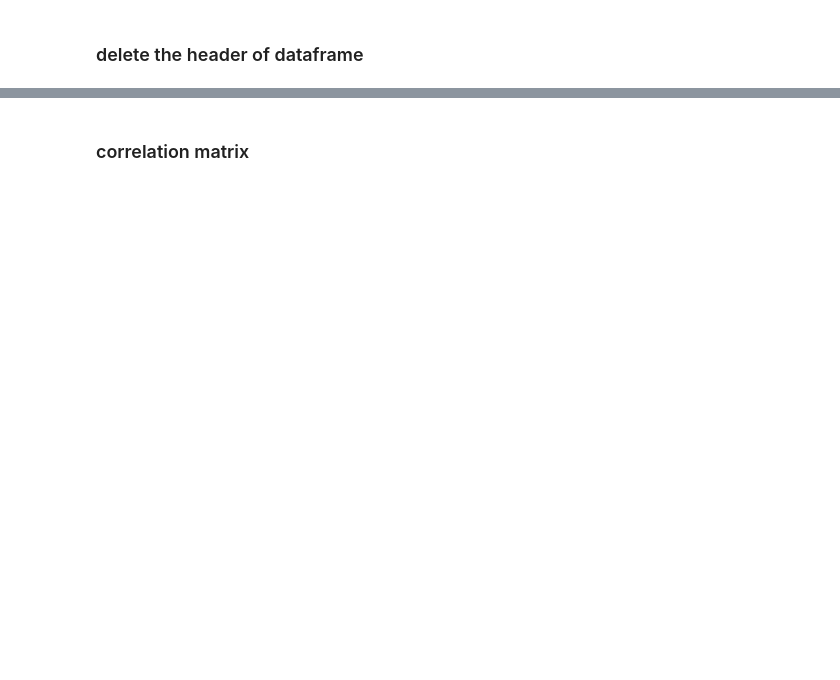
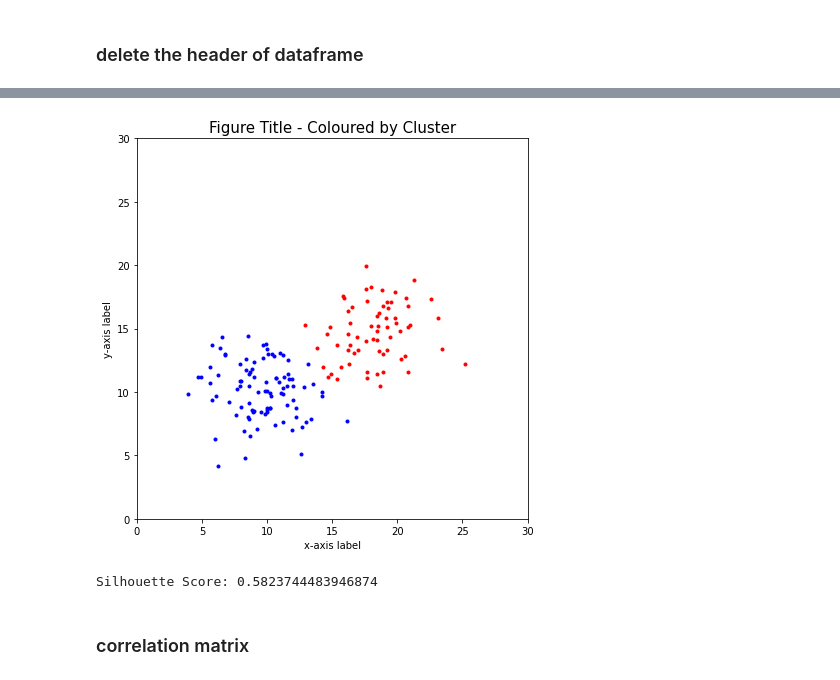
Before and after one commit to Jiawei997/qm, a Jupyter notebook: qm.ipynb, the cells around one changed output, grey strips where cells are left out. Cells and saved outputs as stored; diff of their text form; code cells hidden in the pictures; blank space fills up the shorter version.

```diff
--- a/qm.ipynb
+++ b/qm.ipynb
@@ -160,3 +247,41 @@ df.to_csv('df_to_csv.csv',index=False)
+# %%
+color_list = ['b','r','g','m','c','k','y']
+# %%
+'''for i in range(num_clusters):
+
+    plt.figure(i+1,figsize=(figure_width,figure_height))
+    setup_figure()
+    plt.title(fig_title + ' - Cluster ' + str(i),fontsize=title_fontsize)
+
+    x_values = data_by_cluster[i][:,0]
+    y_values = data_by_cluster[i][:,1]
+
+    plt.plot(x_values,y_values,color_list[i % num_clusters] + '.')
+    plt.savefig(output_figure_filename + '_cluster_' + str(i) + '.png')
+'''
+# %%
+plt.figure(num_clusters + 1,figsize=(figure_width,figure_height))
+setup_figure()
+plt.title(fig_title + ' - Coloured by Cluster',fontsize=title_fontsize)
+
+for i in range(num_clusters):
+
+    x_values = data_by_cluster[i][:,0]
+    y_values = data_by_cluster[i][:,1]
+
+    plt.plot(x_values,y_values,color_list[i % num_clusters] + '.')
+
+plt.savefig(output_figure_filename + '.png')
+# %% [output]
+[figure, added]
+# %%
+# These lines calculate the silhouette score...
+silhouette_kmeans = sklm.silhouette_score(data,clustering_ids_kmeans)
+
+# ... and print it:
+print("Silhouette Score:", silhouette_kmeans)
+# %% [output]
+Silhouette Score: 0.5823744483946874
 # %% [markdown]
 ### correlation matrix
 # %%
```
Also changed, not shown: parts of 31 cells of this notebook, 2 other files.
